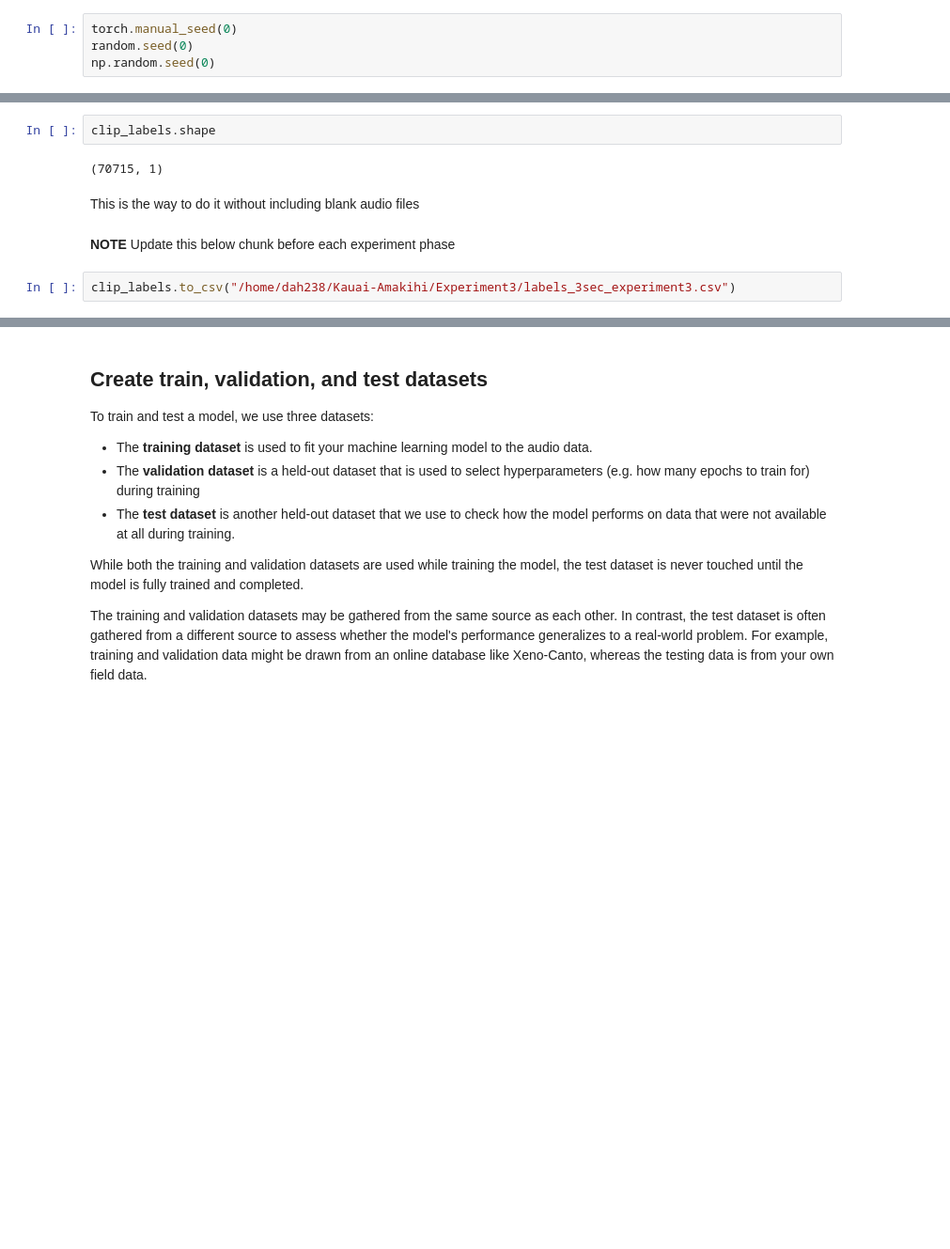
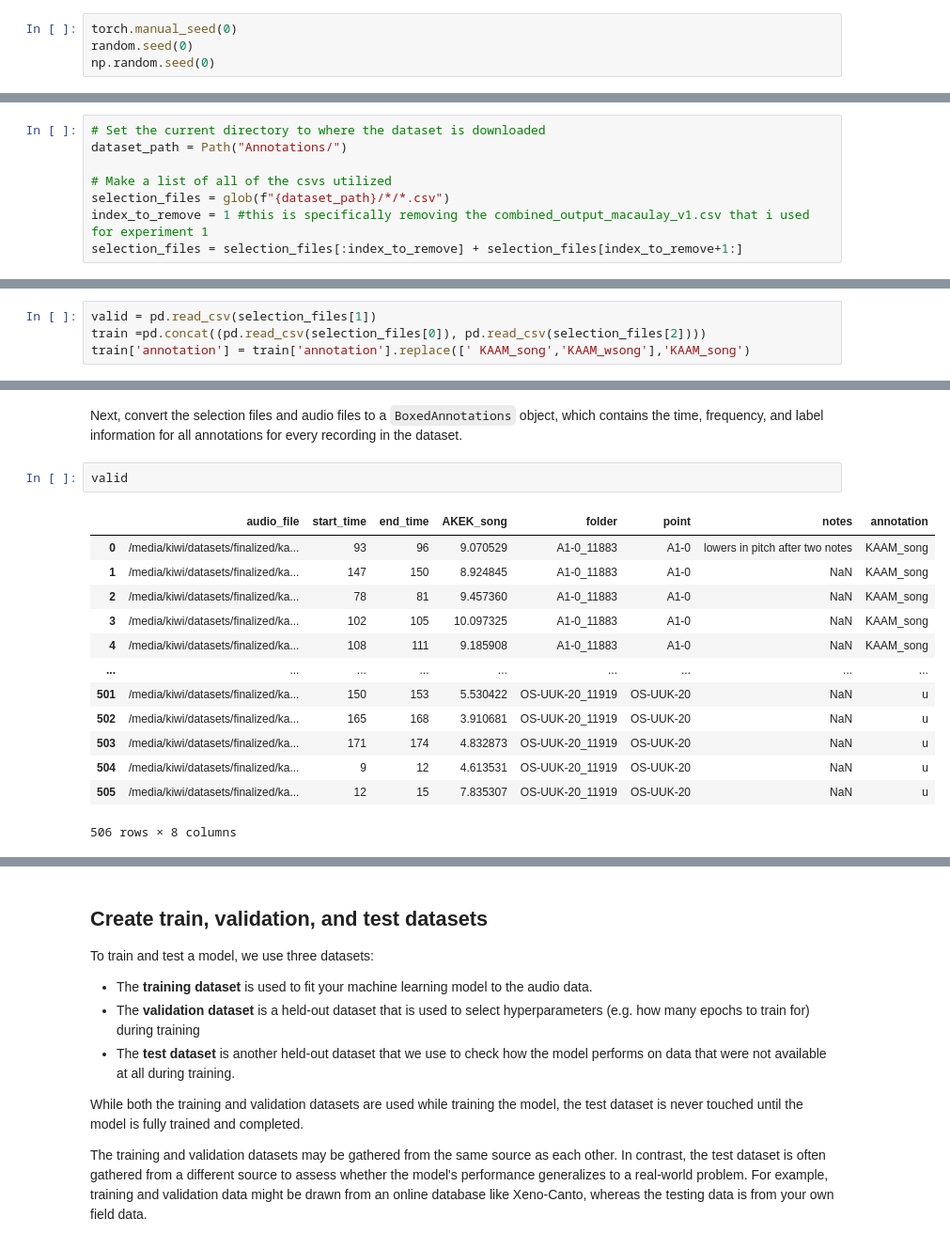
Before and after one commit to dhinds11/Kauai-Amakihi, a Jupyter notebook: train_cnn.ipynb, the cells around one changed output, grey strips where cells are left out. Shown at 94% size. Saved outputs shown, nothing was run; the diff lists cells and outputs as text; blank space fills up the shorter version.

Commit message:
set up train_cnn for experiment4, train = focal, val = sam. lots of work done in preprocessing section of train_cnn.

```diff
--- a/train_cnn.ipynb
+++ b/train_cnn.ipynb
@@ -55,0 +61,8 @@ np.random.seed(0)
+# %%
+# Set the current directory to where the dataset is downloaded
+dataset_path = Path("Annotations/")
+
+# Make a list of all of the csvs utilized
+selection_files = glob(f"{dataset_path}/*/*.csv")
+index_to_remove = 1 #this is specifically removing the combined_output_macaulay_v1.csv that i used for experiment 1
+selection_files = selection_files[:index_to_remove] + selection_files[index_to_remove+1:]
@@ -55,0 +77,4 @@ np.random.seed(0)
+# %%
+valid = pd.read_csv(selection_files[1])
+train =pd.concat((pd.read_csv(selection_files[0]), pd.read_csv(selection_files[2])))
+train['annotation'] = train['annotation'].replace([' KAAM_song','KAAM_wsong'],'KAAM_song')
@@ -111,10 +122,18 @@ clip_labels.reset_index()["file"].nunique()
-# %%
-clip_labels.shape
-# %% [output]
-(70715, 1)
-# %% [markdown]
-This is the way to do it without including blank audio files
-# %% [markdown]
-**NOTE** Update this below chunk before each experiment phase
-# %%
-clip_labels.to_csv("/home/dah238/Kauai-Amakihi/Experiment3/labels_3sec_experiment3.csv")
+# %% [markdown]
+Next, convert the selection files and audio files to a `BoxedAnnotations` object, which contains the time, frequency, and label information for all annotations for every recording in the dataset.
+# %%
+valid
+# %% [output]
+|  | audio_file | start_time | end_time | AKEK_song | folder | point | notes | annotation |
+| 0 | /media/kiwi/datasets/finalized/ka... | 93 | 96 | 9.070529 | A1-0_11883 | A1-0 | lowers in pitch after two notes | KAAM_song |
+| 1 | /media/kiwi/datasets/finalized/ka... | 147 | 150 | 8.924845 | A1-0_11883 | A1-0 | NaN | KAAM_song |
+| 2 | /media/kiwi/datasets/finalized/ka... | 78 | 81 | 9.457360 | A1-0_11883 | A1-0 | NaN | KAAM_song |
+| 3 | /media/kiwi/datasets/finalized/ka... | 102 | 105 | 10.097325 | A1-0_11883 | A1-0 | NaN | KAAM_song |
+| 4 | /media/kiwi/datasets/finalized/ka... | 108 | 111 | 9.185908 | A1-0_11883 | A1-0 | NaN | KAAM_song |
+| ... | ... | ... | ... | ... | ... | ... | ... | ... |
+| 501 | /media/kiwi/datasets/finalized/ka... | 150 | 153 | 5.530422 | OS-UUK-20_11919 | OS-UUK-20 | NaN | u |
+| 502 | /media/kiwi/datasets/finalized/ka... | 165 | 168 | 3.910681 | OS-UUK-20_11919 | OS-UUK-20 | NaN | u |
+| 503 | /media/kiwi/datasets/finalized/ka... | 171 | 174 | 4.832873 | OS-UUK-20_11919 | OS-UUK-20 | NaN | u |
+| 504 | /media/kiwi/datasets/finalized/ka... | 9 | 12 | 4.613531 | OS-UUK-20_11919 | OS-UUK-20 | NaN | u |
+| 505 | /media/kiwi/datasets/finalized/ka... | 12 | 15 | 7.835307 | OS-UUK-20_11919 | OS-UUK-20 | NaN | u |
+506 rows × 8 columns
```
Also changed, not shown: parts of 34 cells of this notebook.
